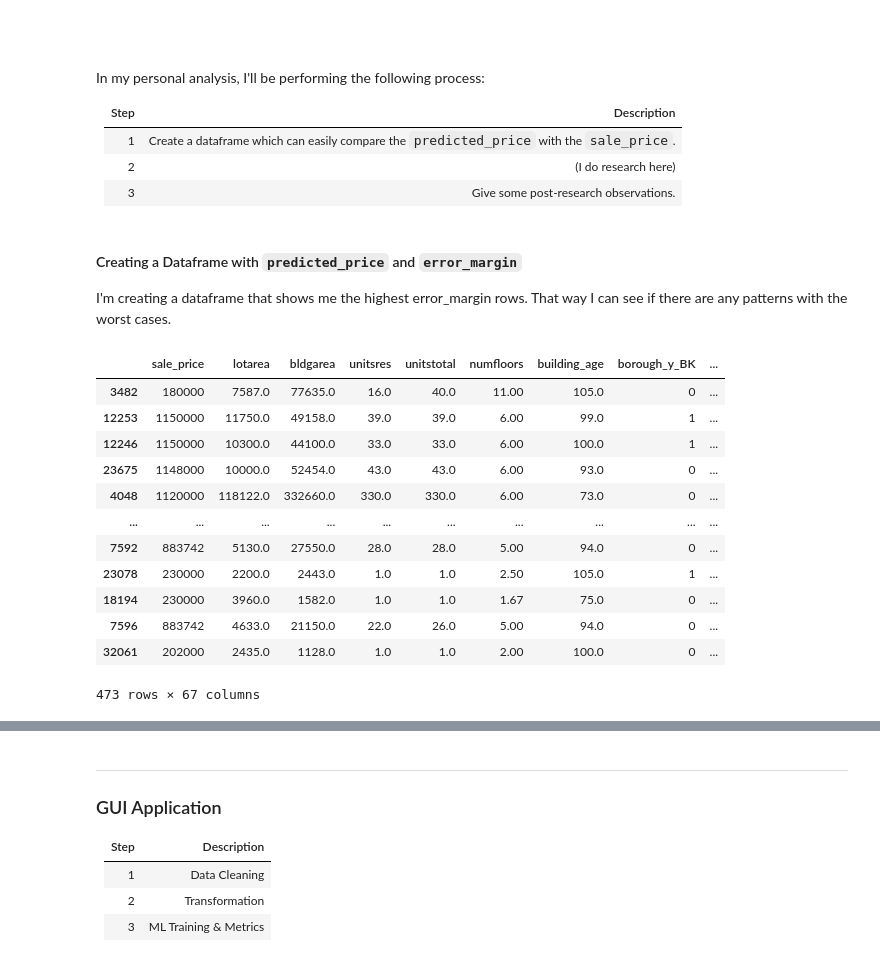
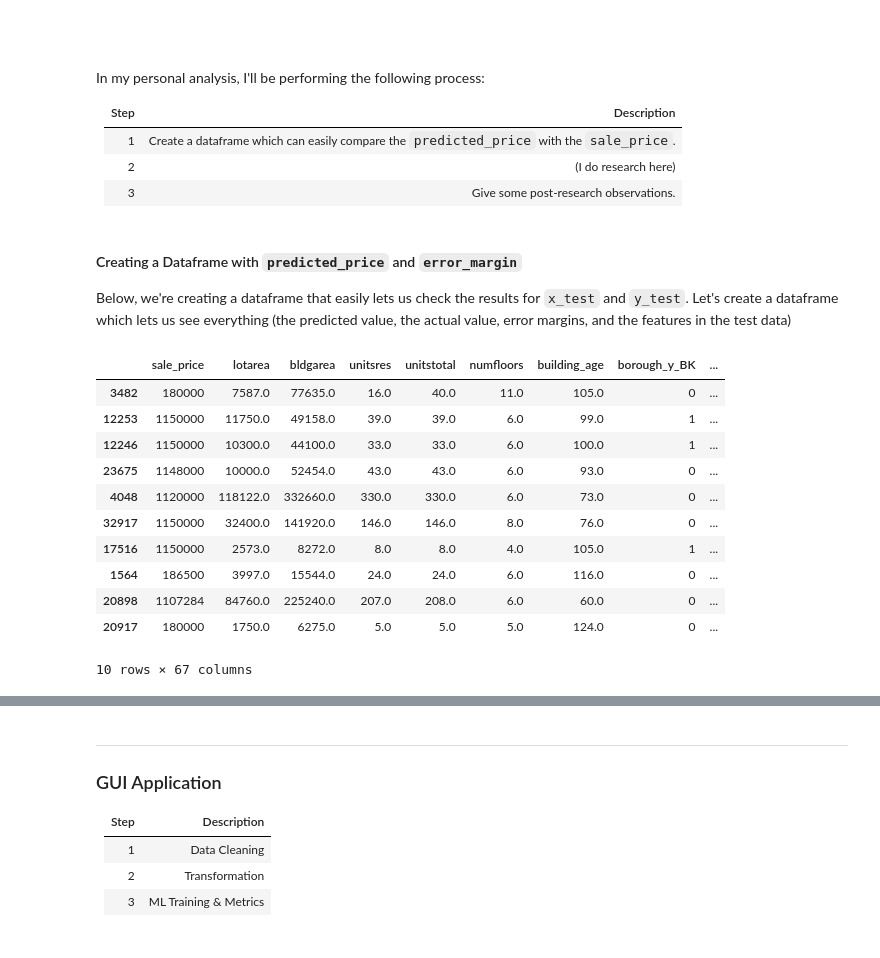
Before and after one commit to jehuhta/Intro_ML, a Jupyter notebook: ex1_project.ipynb, the cells around one changed output, grey strips where cells are left out. Drawn from its saved outputs; the diff is of its cells as text; code cells hidden in the pictures.

```diff
--- a/ex1_project.ipynb
+++ b/ex1_project.ipynb
@@ -665,36 +676,35 @@ In my personal analysis, I'll be performing the following process:
 |1| Create a dataframe which can easily compare the `predicted_price` with the `sale_price`.|
 |2| (I do research here)|
 |3| Give some post-research observations.|
-# %% [markdown]
-#### Creating a Dataframe with `predicted_price` and `error_margin`
-
-I'm creating a dataframe that shows me the highest error_margin rows. That way I can see if there are any patterns with the worst cases.
+# %% [markdown]
+#### Creating a Dataframe with `predicted_price` and `error_margin`
+
+Below, we're creating a dataframe that easily lets us check the results for `x_test` and `y_test`. Let's create a dataframe which lets us see everything (the predicted value, the actual value, error margins, and the features in the test data)
 # %%
 # Adding a column to the dataframe which predicted the price.
 
 case_df = df
 case_df['predicted_price'] = lm.predict(X)
 
 # Creating an error margin column for the price for each row.
 case_df["error_margin"] = abs(df["sale_price"] - df['predicted_price'])
 
 # Filtering the dataframe to check out the highest error margins, starting with the highest error_margin.
 case_df_over_500000 = df[df['error_margin'] > 500000].sort_values(by='error_margin', ascending=False)
-case_df_over_500000
+case_df_over_500000.head(10)
 
 # Here, we can see some of the extreme cases with high error margins.
 # NOTE: `error_margin` and `predicted_price` is at the end of the dataset
 # %% [output]
 |  | sale_price | lotarea | bldgarea | unitsres | unitstotal | numfloors | building_age | borough_y_BK | ... |
-| 3482 | 180000 | 7587.0 | 77635.0 | 16.0 | 40.0 | 11.00 | 105.0 | 0 | ... |
-| 12253 | 1150000 | 11750.0 | 49158.0 | 39.0 | 39.0 | 6.00 | 99.0 | 1 | ... |
-| 12246 | 1150000 | 10300.0 | 44100.0 | 33.0 | 33.0 | 6.00 | 100.0 | 1 | ... |
-| 23675 | 1148000 | 10000.0 | 52454.0 | 43.0 | 43.0 | 6.00 | 93.0 | 0 | ... |
-| 4048 | 1120000 | 118122.0 | 332660.0 | 330.0 | 330.0 | 6.00 | 73.0 | 0 | ... |
-| ... | ... | ... | ... | ... | ... | ... | ... | ... | ... |
-| 7592 | 883742 | 5130.0 | 27550.0 | 28.0 | 28.0 | 5.00 | 94.0 | 0 | ... |
-| 23078 | 230000 | 2200.0 | 2443.0 | 1.0 | 1.0 | 2.50 | 105.0 | 1 | ... |
-| 18194 | 230000 | 3960.0 | 1582.0 | 1.0 | 1.0 | 1.67 | 75.0 | 0 | ... |
-| 7596 | 883742 | 4633.0 | 21150.0 | 22.0 | 26.0 | 5.00 | 94.0 | 0 | ... |
-| 32061 | 202000 | 2435.0 | 1128.0 | 1.0 | 1.0 | 2.00 | 100.0 | 0 | ... |
+| 3482 | 180000 | 7587.0 | 77635.0 | 16.0 | 40.0 | 11.0 | 105.0 | 0 | ... |
+| 12253 | 1150000 | 11750.0 | 49158.0 | 39.0 | 39.0 | 6.0 | 99.0 | 1 | ... |
+| 12246 | 1150000 | 10300.0 | 44100.0 | 33.0 | 33.0 | 6.0 | 100.0 | 1 | ... |
+| 23675 | 1148000 | 10000.0 | 52454.0 | 43.0 | 43.0 | 6.0 | 93.0 | 0 | ... |
+| 4048 | 1120000 | 118122.0 | 332660.0 | 330.0 | 330.0 | 6.0 | 73.0 | 0 | ... |
+| 32917 | 1150000 | 32400.0 | 141920.0 | 146.0 | 146.0 | 8.0 | 76.0 | 0 | ... |
+| 17516 | 1150000 | 2573.0 | 8272.0 | 8.0 | 8.0 | 4.0 | 105.0 | 1 | ... |
+| 1564 | 186500 | 3997.0 | 15544.0 | 24.0 | 24.0 | 6.0 | 116.0 | 0 | ... |
+| 20898 | 1107284 | 84760.0 | 225240.0 | 207.0 | 208.0 | 6.0 | 60.0 | 0 | ... |
+| 20917 | 180000 | 1750.0 | 6275.0 | 5.0 | 5.0 | 5.0 | 124.0 | 0 | ... |
-473 rows × 67 columns
+10 rows × 67 columns
```
Also changed, not shown: parts of 11 cells of this notebook, 8 other files.
